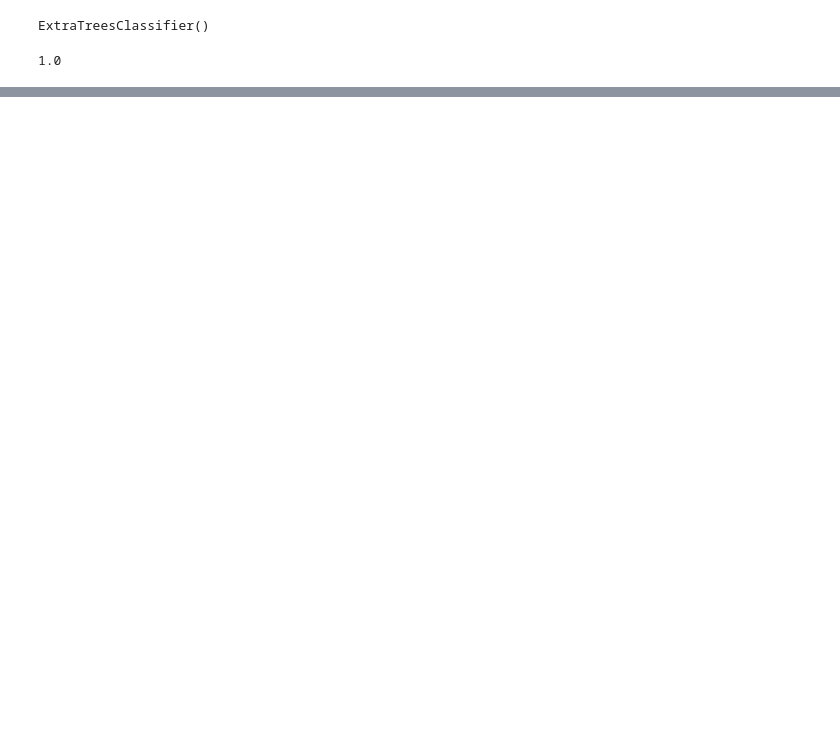
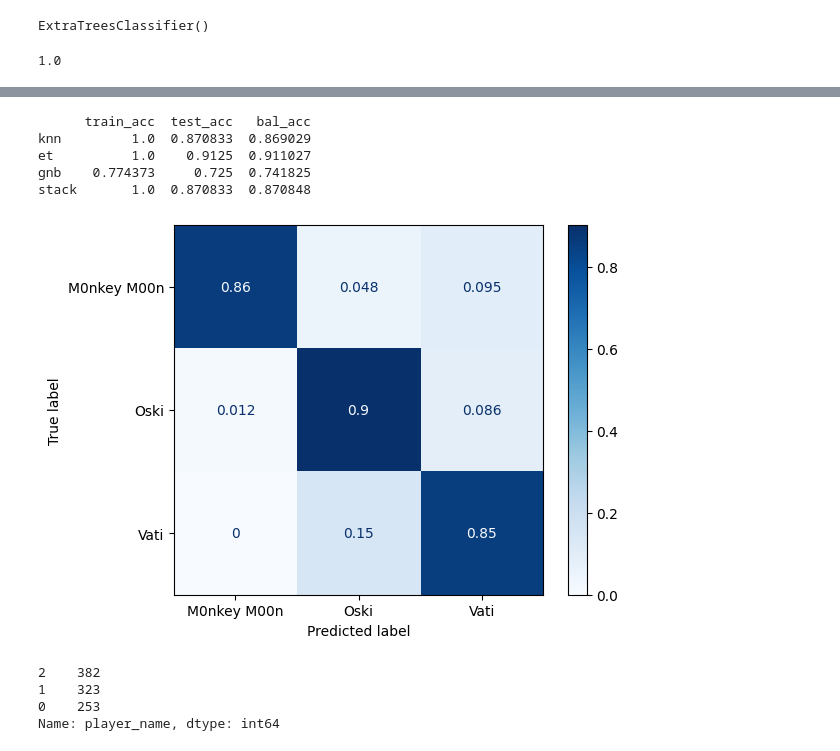
Before and after one commit to boay00/capstone-GA, a Jupyter notebook: 3-modeling-playstyle/code/playstyle-classification-model.ipynb, the cells around one changed output, grey strips where cells are left out. Saved outputs shown, nothing was run; the diff lists cells and outputs as text; code cells hidden in the pictures; blank space fills up the shorter version.

```diff
--- a/3-modeling-playstyle/code/playstyle-classification-model.ipynb
+++ b/3-modeling-playstyle/code/playstyle-classification-model.ipynb
@@ -129,0 +338,6 @@ pipe = Pipel
+# %%
+scores_df = get_accuracies(X_train, y_train, X_test, y_test,
+                           gs_gnb.best_estimator_,
+                           'gnb',
+                           scores_df = scores_df,
+                           norm = 'true')
@@ -129,0 +350,12 @@ pipe = Pipel
+# %%
+stack = [
+#     ('gnb', gs_gnb.best_estimator_),
+    ('knn', gs_knn.best_estimator_)
+]
+# %%
+stx = StackingClassifier(
+    estimators=stack,
+    final_estimator=gs_et.best_estimator_
+)
+# %%
+stx.fit(X_train, y_train)
@@ -129,0 +373,13 @@ pipe = Pipel
+# %%
+scores_df = get_accuracies(X_train, y_train, X_test, y_test,
+                           stx,
+                           'stack',
+                           scores_df = scores_df,
+                           norm = 'true')
+# %% [output]
+      train_acc  test_acc   bal_acc
+knn         1.0  0.870833  0.869029
+et          1.0    0.9125  0.911027
+gnb    0.774373     0.725  0.741825
+stack       1.0  0.870833  0.870848
+[figure, added]
@@ -129,0 +397,7 @@ pipe = Pipel
+# %%
+nn_y.value_counts()
+# %% [output]
+2    382
+1    323
+0    253
+Name: player_name, dtype: int64
```
Also changed, not shown: parts of 53 cells of this notebook, 12 other files.
